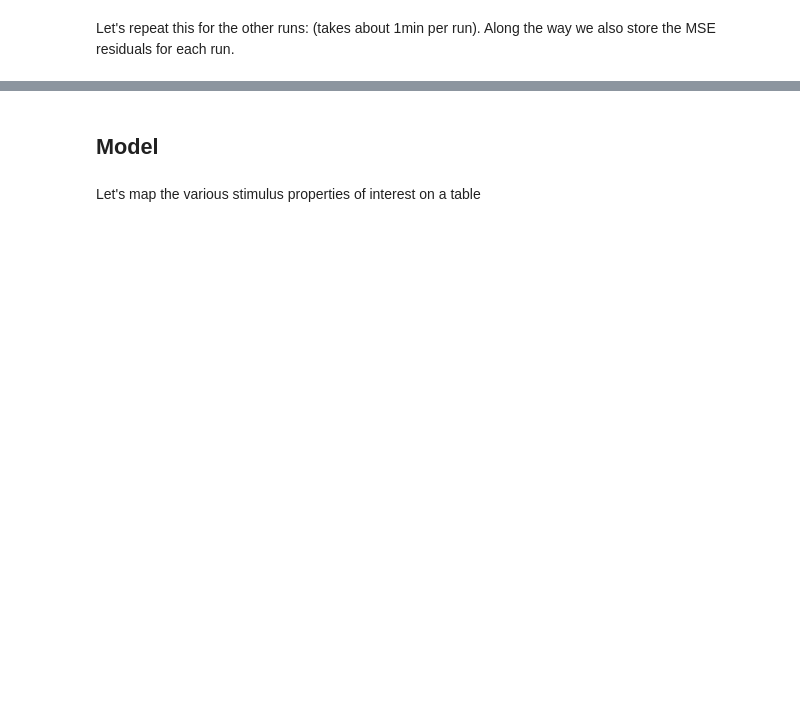
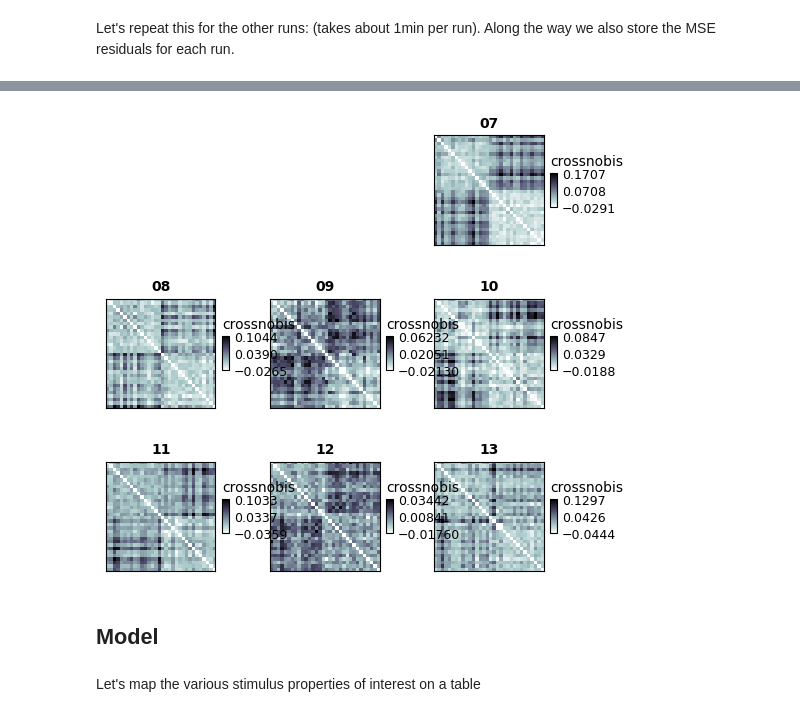
Before and after one commit to rsagroup/rsatoolbox, a Jupyter notebook: demos/demo_fmri_patterns.ipynb, the cells around one changed output, grey strips where cells are left out. Saved outputs shown, nothing was run; the diff lists cells and outputs as text; code cells hidden in the pictures; blank space fills up the shorter version.

Commit message:
patterns demo: run inference against fusiform

```diff
--- a/demos/demo_fmri_patterns.ipynb
+++ b/demos/demo_fmri_patterns.ipynb
@@ -40,11 +40,13 @@ subjects = metadata['subjects']
 conditions = metadata['conditions']
 dof = metadata['degrees_of_freedom']
 N_RUNS = 6
+subjects = ['07', '08', '09', '10', '11', '12', '13']
+regions_of_interest = ['fusiform', 'lingual', 'lateraloccipital', 'inferiortemporal']
 # %% [markdown]
 Let's repeat this for the other runs: (takes about 1min per run). Along the way we also store the MSE residuals for each run.
 # %%
 rdm_list = []
-for region_name in metadata['region_names']:
+for region_name in regions_of_interest:
     for sub in subjects:
         print(f'roi {region_name} sub {sub}')
 
@@ -84,12 +104,15 @@ for region_name in metadata['region_names']:
 # %%
 data_rdms = concat(rdm_list)
 # %%
-roi_rdms = data_rdms.subset('roi', 'fusiform')
+fusiform_rdms = data_rdms.subset('roi', 'fusiform')
 fig, _, _ = show_rdm(
-    roi_rdms,
+    fusiform_rdms,
     rdm_descriptor='sub',
     show_colorbar='panel'
 )
+plt.show()
+# %% [output]
+[figure, added]
 # %% [markdown]
 ## Model
 # %% [markdown]
```
Also changed, not shown: parts of 9 cells of this notebook.
